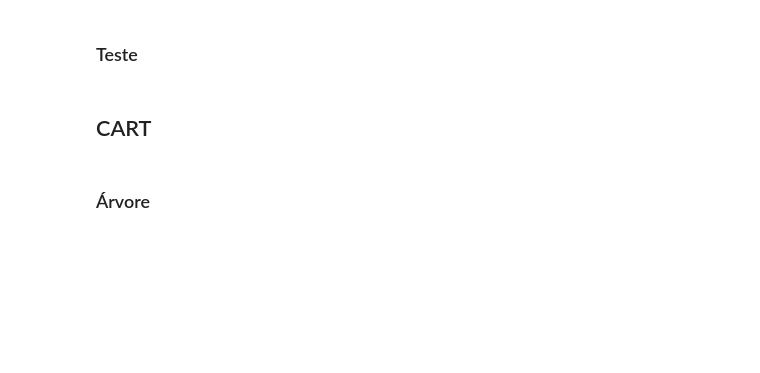
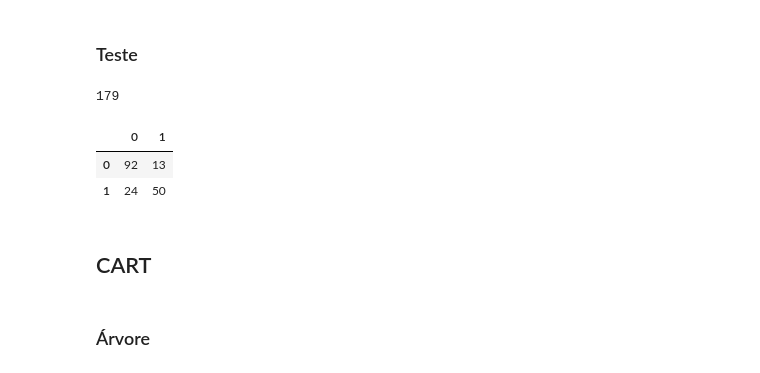
Before and after one commit to Mateus-Resende-Ottoni/InteligenciaArtificial, a Jupyter notebook: Lista4/TreeTest.ipynb, the cells around one changed output. Drawn from its saved outputs; the diff is of its cells as text; code cells hidden in the pictures; blank space fills up the shorter version.

```diff
--- a/Lista4/TreeTest.ipynb
+++ b/Lista4/TreeTest.ipynb
@@ -107,13 +115,7 @@ for coluna in colunas_continuas:
     interval_range = (max-min)/n_intervalos
     for instancia in range(len(dados_id3[coluna])):
         dados_id3.loc[instancia, coluna] = math.ceil(dados_id3[coluna][instancia]/interval_range)
-# C4.5 e CART não precisam de tratamento de dados contínuos, mas é bom garantir que eles
-#  serão tratados como valores numéricos
-for coluna in colunas_continuas:
-    for instancia in range(len(dados_c45[coluna])):
-        dados_c45.loc[instancia, coluna] = float(dados_c45[coluna][instancia])
-    for instancia in range(len(dados_cart[coluna])):
-        dados_cart.loc[instancia, coluna] = float(dados_cart[coluna][instancia])
+# C4.5 e CART não precisam de tratamento de dados contínuos
 # %% [markdown]
 # Partição treino/teste
 # %%
@@ -192,5 +233,17 @@ print(tree_c45.__str__())
 # %% [markdown]
 ### Teste
+# %%
+confusionMatrix_C45 = tree_c45.test_tree(test_data= dados_c45_atributos_teste, test_results= dados_c45_resultados_teste)
+# %%
+len(dados_c45_atributos_teste)
+# %% [output]
+179
+# %%
+confusionMatrix_C45
+# %% [output]
+|  | 0 | 1 |
+| 0 | 92 | 13 |
+| 1 | 24 | 50 |
 # %% [markdown]
 ## CART
 # %% [markdown]
```
Also changed, not shown: parts of 15 cells of this notebook.
